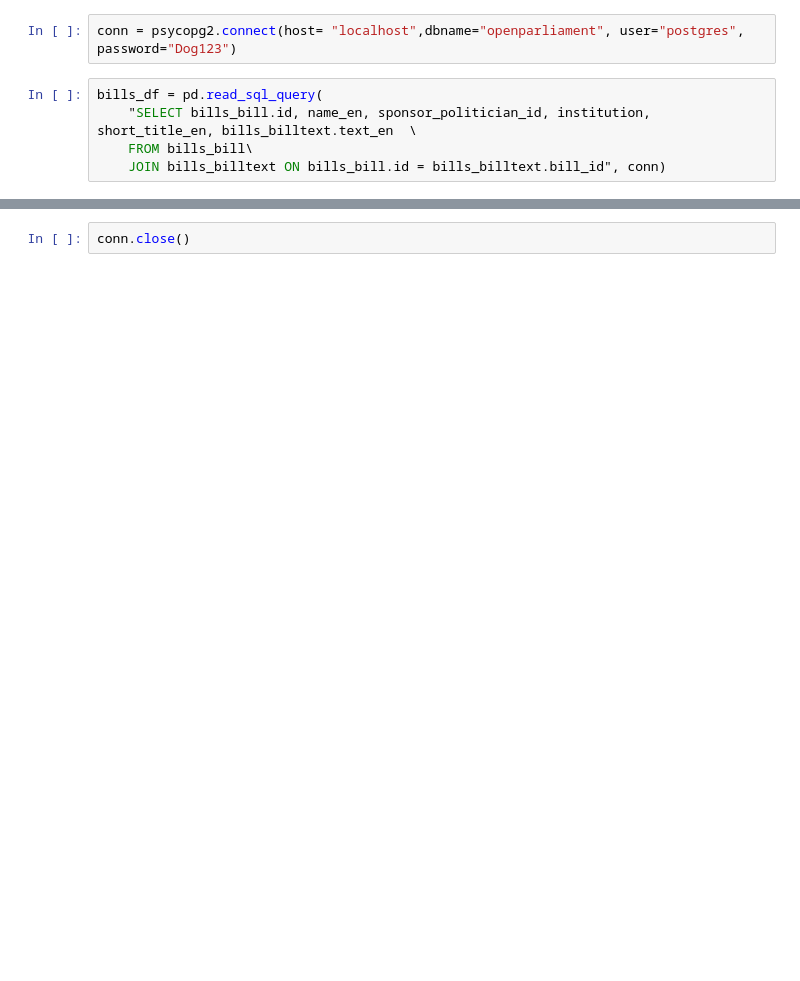
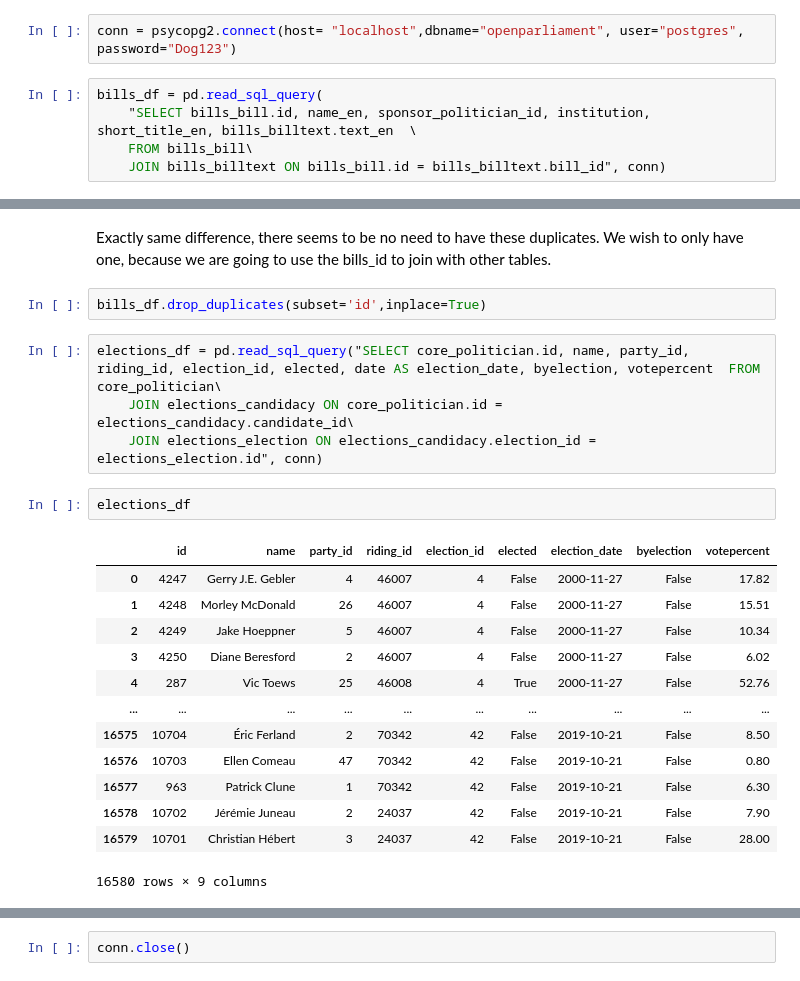
Before and after one commit to KyleMartens/BillVoteElectability, a Jupyter notebook: Political Bill Capstone.ipynb, the cells around one changed output, grey strips where cells are left out. Drawn from its saved outputs; the diff is of its cells as text; blank space fills up the shorter version.

```diff
--- a/Political Bill Capstone.ipynb
+++ b/Political Bill Capstone.ipynb
@@ -34,0 +143,24 @@ bills_df = pd.read_sql_query(
+# %% [markdown]
+Exactly same difference, there seems to be no need to have these duplicates.  We wish to only have one, because we are going to use the bills_id to join with other tables.
+# %%
+bills_df.drop_duplicates(subset='id',inplace=True)
+# %%
+elections_df = pd.read_sql_query("SELECT core_politician.id, name, party_id, riding_id, election_id, elected, date AS election_date, byelection, votepercent  FROM core_politician\
+    JOIN elections_candidacy ON core_politician.id = elections_candidacy.candidate_id\
+    JOIN elections_election ON elections_candidacy.election_id = elections_election.id", conn)
+# %%
+elections_df
+# %% [output]
+|  | id | name | party_id | riding_id | election_id | elected | election_date | byelection | votepercent |
+| 0 | 4247 | Gerry J.E. Gebler | 4 | 46007 | 4 | False | 2000-11-27 | False | 17.82 |
+| 1 | 4248 | Morley McDonald | 26 | 46007 | 4 | False | 2000-11-27 | False | 15.51 |
+| 2 | 4249 | Jake Hoeppner | 5 | 46007 | 4 | False | 2000-11-27 | False | 10.34 |
+| 3 | 4250 | Diane Beresford | 2 | 46007 | 4 | False | 2000-11-27 | False | 6.02 |
+| 4 | 287 | Vic Toews | 25 | 46008 | 4 | True | 2000-11-27 | False | 52.76 |
+| ... | ... | ... | ... | ... | ... | ... | ... | ... | ... |
+| 16575 | 10704 | Éric Ferland | 2 | 70342 | 42 | False | 2019-10-21 | False | 8.50 |
+| 16576 | 10703 | Ellen Comeau | 47 | 70342 | 42 | False | 2019-10-21 | False | 0.80 |
+| 16577 | 963 | Patrick Clune | 1 | 70342 | 42 | False | 2019-10-21 | False | 6.30 |
+| 16578 | 10702 | Jérémie Juneau | 2 | 24037 | 42 | False | 2019-10-21 | False | 7.90 |
+| 16579 | 10701 | Christian Hébert | 3 | 24037 | 42 | False | 2019-10-21 | False | 28.00 |
+16580 rows × 9 columns
```
Also changed, not shown: parts of 31 cells of this notebook.
